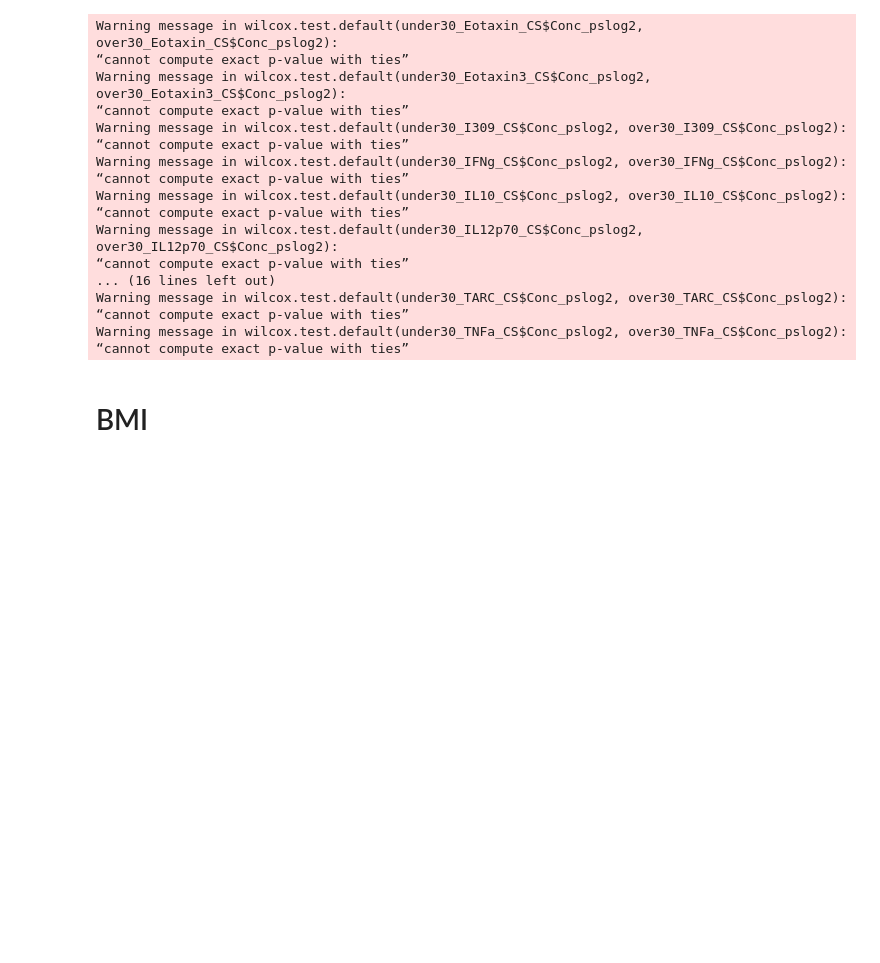
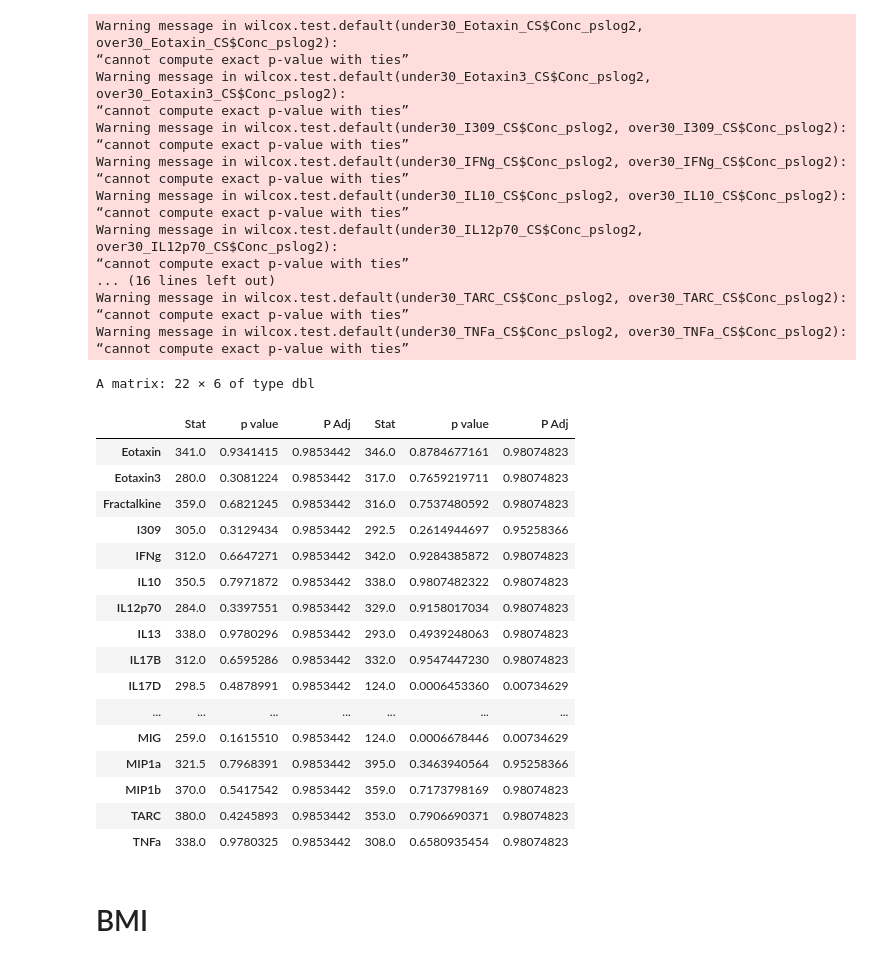
Before and after one commit to Ragerlab/Script_for_Cytokine-Signature-Clusters-as-a-Tool-to-Compare-Changes-associated-with-Tobacco-Product-, a Jupyter notebook: Demographics Analysis (Table1).ipynb, the cells around one changed output. Cells and saved outputs as stored; diff of their text form; code cells hidden in the pictures; blank space fills up the shorter version.

```diff
--- a/Demographics Analysis (Table1).ipynb
+++ b/Demographics Analysis (Table1).ipynb
@@ -1696,6 +1677,38 @@ age_Ecig_table = table_summary(Eotaxin_Ecig_tuple, Eotaxin3_Ecig_tuple, Fractalk
                             IL8_Ecig_tuple, IP10_Ecig_tuple, ITAC_Ecig_tuple, MCP1_Ecig_tuple, MIG_Ecig_tuple,
                             MIP1a_Ecig_tuple, MIP1b_Ecig_tuple, TARC_Ecig_tuple, TNFa_Ecig_tuple)
 age_table = cbind(age_CS_table, age_Ecig_table)
+# %%
+final_table_summary = function(table, names_vector){
+    #going back to calculate padj values
+    padj = apply(cbind(table[,2],table[,4]), 2, p.adjust, method = "fdr") #the 2 applies function down the col
+
+    #inserting these back into the OG df to export all values
+    final_table = cbind(table[,1:2], padj[,1], table[,3:4],padj[,2])
+    colnames(final_table) = names_vector
+    return(final_table)
+}
+#calling fn
+final_age_table = final_table_summary(age_table, col_names)
+final_age_table #signif cytokines: Ecig - IL17D, MIG
+# %% [output]
+A matrix: 22 × 6 of type dbl
+|  | Stat | p value | P Adj | Stat | p value | P Adj |
+| Eotaxin | 341.0 | 0.9341415 | 0.9853442 | 346.0 | 0.8784677161 | 0.98074823 |
+| Eotaxin3 | 280.0 | 0.3081224 | 0.9853442 | 317.0 | 0.7659219711 | 0.98074823 |
+| Fractalkine | 359.0 | 0.6821245 | 0.9853442 | 316.0 | 0.7537480592 | 0.98074823 |
+| I309 | 305.0 | 0.3129434 | 0.9853442 | 292.5 | 0.2614944697 | 0.95258366 |
+| IFNg | 312.0 | 0.6647271 | 0.9853442 | 342.0 | 0.9284385872 | 0.98074823 |
+| IL10 | 350.5 | 0.7971872 | 0.9853442 | 338.0 | 0.9807482322 | 0.98074823 |
+| IL12p70 | 284.0 | 0.3397551 | 0.9853442 | 329.0 | 0.9158017034 | 0.98074823 |
+| IL13 | 338.0 | 0.9780296 | 0.9853442 | 293.0 | 0.4939248063 | 0.98074823 |
+| IL17B | 312.0 | 0.6595286 | 0.9853442 | 332.0 | 0.9547447230 | 0.98074823 |
+| IL17D | 298.5 | 0.4878991 | 0.9853442 | 124.0 | 0.0006453360 | 0.00734629 |
+| ... | ... | ... | ... | ... | ... | ... |
+| MIG | 259.0 | 0.1615510 | 0.9853442 | 124.0 | 0.0006678446 | 0.00734629 |
+| MIP1a | 321.5 | 0.7968391 | 0.9853442 | 395.0 | 0.3463940564 | 0.95258366 |
+| MIP1b | 370.0 | 0.5417542 | 0.9853442 | 359.0 | 0.7173798169 | 0.98074823 |
+| TARC | 380.0 | 0.4245893 | 0.9853442 | 353.0 | 0.7906690371 | 0.98074823 |
+| TNFa | 338.0 | 0.9780325 | 0.9853442 | 308.0 | 0.6580935454 | 0.98074823 |
 # %% [markdown]
 # BMI
 # %% [markdown]
```
Also changed, not shown: parts of 4 cells of this notebook.
